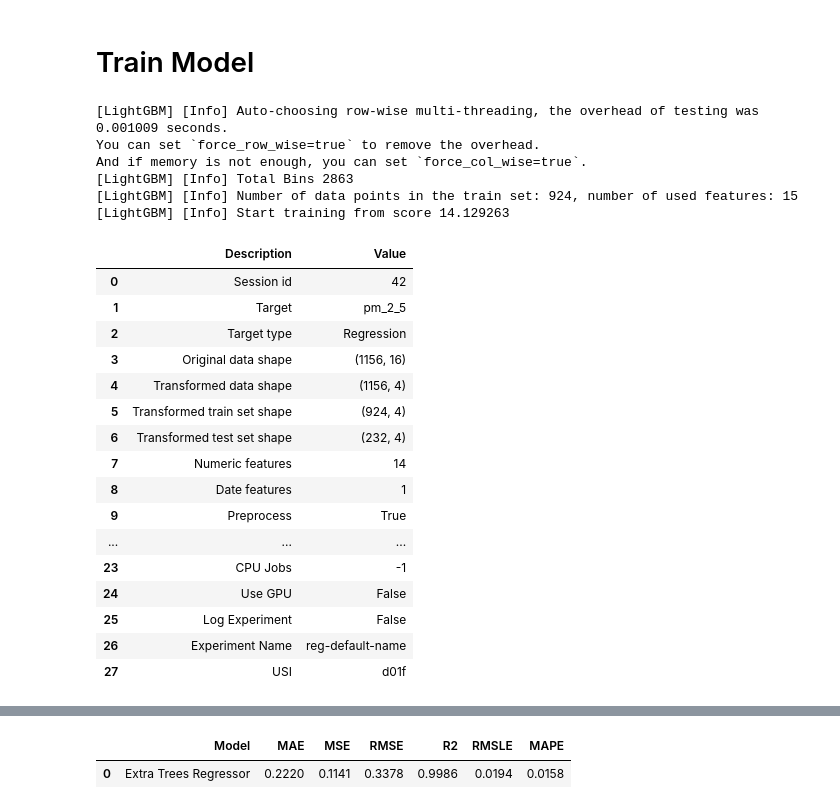
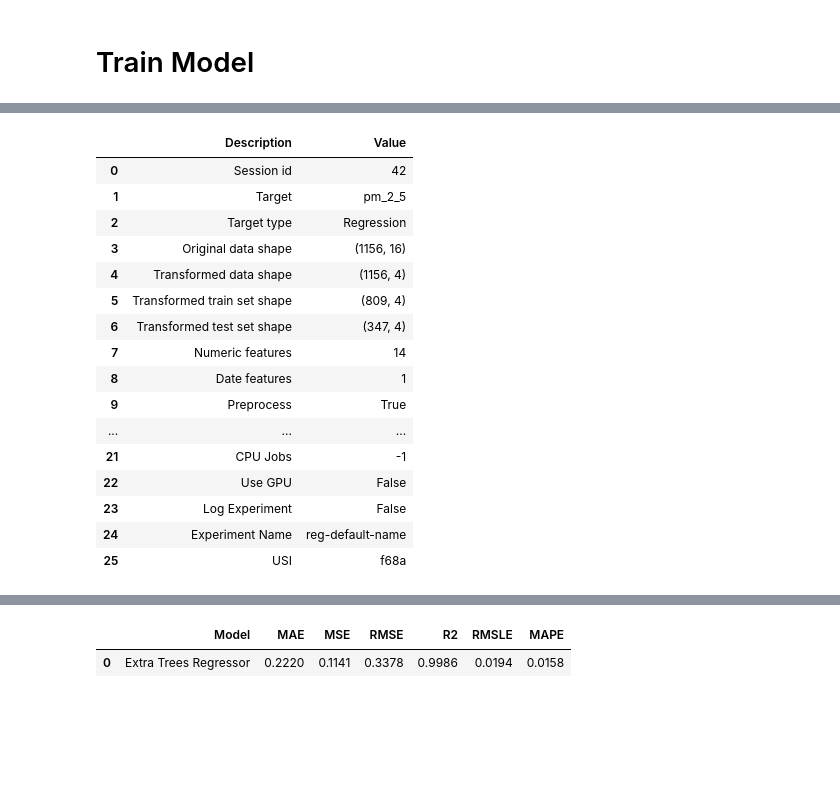
Before and after one commit to SaleemSws/Term-Project, a Jupyter notebook: test-export-4EAAECB6B0E6-1d.ipynb, the cells around one changed output, grey strips where cells are left out. Saved outputs shown, nothing was run; the diff lists cells and outputs as text; code cells hidden in the pictures; blank space fills up the shorter version.

```diff
--- a/test-export-4EAAECB6B0E6-1d.ipynb
+++ b/test-export-4EAAECB6B0E6-1d.ipynb
@@ -126,36 +129,17 @@ Test set: (289, 16)
 # Train Model
 # %%
 from pycaret.regression import *
-# %%
-#  ตั้งค่าการทดลอง PyCaret
-exp = setup(
-    data=train_df,
-    target="pm_2_5",
-    session_id=42,
-    fold=10,  # Cross-validation 5 folds
-    feature_selection=features,
-)
-# %% [output]
-[LightGBM] [Info] Auto-choosing row-wise multi-threading, the overhead of testing was 0.001009 seconds.
-You can set `force_row_wise=true` to remove the overhead.
-And if memory is not enough, you can set `force_col_wise=true`.
-[LightGBM] [Info] Total Bins 2863
-[LightGBM] [Info] Number of data points in the train set: 924, number of used features: 15
-[LightGBM] [Info] Start training from score 14.129263
-|  | Description | Value |
-| 0 | Session id | 42 |
-| 1 | Target | pm_2_5 |
-| 2 | Target type | Regression |
-| 3 | Original data shape | (1156, 16) |
-| 4 | Transformed data shape | (1156, 4) |
-| 5 | Transformed train set shape | (924, 4) |
-| 6 | Transformed test set shape | (232, 4) |
-| 7 | Numeric features | 14 |
-| 8 | Date features | 1 |
-| 9 | Preprocess | True |
-| ... | ... | ... |
-| 23 | CPU Jobs | -1 |
-| 24 | Use GPU | False |
-| 25 | Log Experiment | False |
-| 26 | Experiment Name | reg-default-name |
-| 27 | USI | d01f |
+# %%
+exp = setup(
+    data=train_df,
+    target="pm_2_5",
+    session_id=42,
+    fold=10,
+    fold_strategy="timeseries",  # ใช้การแบ่งแบบ Time Series
+    feature_selection=True,
+    remove_multicollinearity=True,
+    multicollinearity_threshold=0.9,
+    data_split_shuffle=False,  # ปิด Shuffle เพื่อให้ข้อมูล Time Series ถูกต้อง
+    fold_shuffle=False,  # ปิด Shuffle ตอนทำ Cross-Validation
+)
+# %% [output]
@@ -162,3 +163,20 @@ And if memory is not enough, you can set `force_col_wise=true`.
+|  | Description | Value |
+| 0 | Session id | 42 |
+| 1 | Target | pm_2_5 |
+| 2 | Target type | Regression |
+| 3 | Original data shape | (1156, 16) |
+| 4 | Transformed data shape | (1156, 4) |
+| 5 | Transformed train set shape | (809, 4) |
+| 6 | Transformed test set shape | (347, 4) |
+| 7 | Numeric features | 14 |
+| 8 | Date features | 1 |
+| 9 | Preprocess | True |
+| ... | ... | ... |
+| 21 | CPU Jobs | -1 |
+| 22 | Use GPU | False |
+| 23 | Log Experiment | False |
+| 24 | Experiment Name | reg-default-name |
+| 25 | USI | f68a |
 # %%
 best_model = compare_models()
 # %% [output]
```
Also changed, not shown: parts of 9 cells of this notebook.
